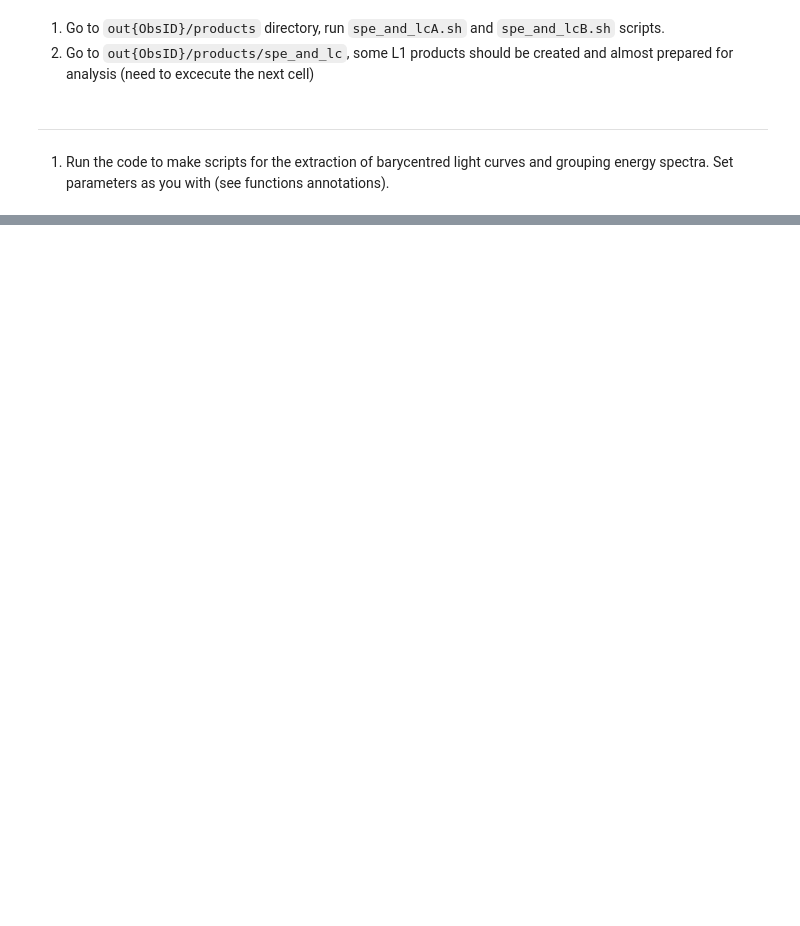
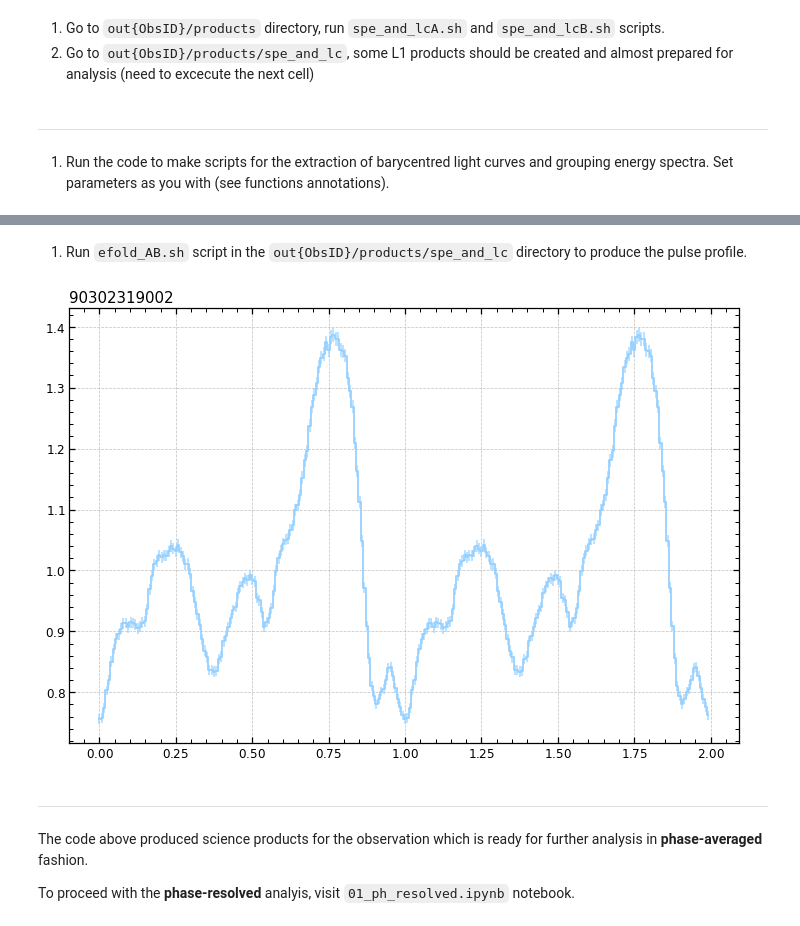
Before and after one commit to SergeiDBykov/nustar_sj0243, a Jupyter notebook: data_analysis/pipeline/00_ph_averaged.ipynb, the cells around one changed output, grey strips where cells are left out. Drawn from its saved outputs; the diff is of its cells as text; code cells hidden in the pictures; blank space fills up the shorter version.

Commit message:
upadted notebooks

```diff
--- a/data_analysis/pipeline/00_ph_averaged.ipynb
+++ b/data_analysis/pipeline/00_ph_averaged.ipynb
@@ -117,0 +166,12 @@ nu_obs.make_efold(filename = prodpath_ave+'AB_sr.lc_bary_orb_corr', prodpath = p
+# %% [markdown]
+1. Run `efold_AB.sh` script in the `out{ObsID}/products/spe_and_lc` directory  to produce the pulse profile.
+# %%
+nu_obs.plot_efold(prodpath_ave+'AB_sr.lc_bary_nphase_128', prodpath=prodpath_ave);
+# %% [output]
+[figure, added]
+# %% [markdown]
+-------
+# %% [markdown]
+The code above produced science products for the observation which is ready for further analysis in **phase-averaged** fashion.
+
+To proceed with the **phase-resolved** analyis, visit `01_ph_resolved.ipynb` notebook.
```
Also changed, not shown: parts of 27 cells of this notebook, 4 other files.
